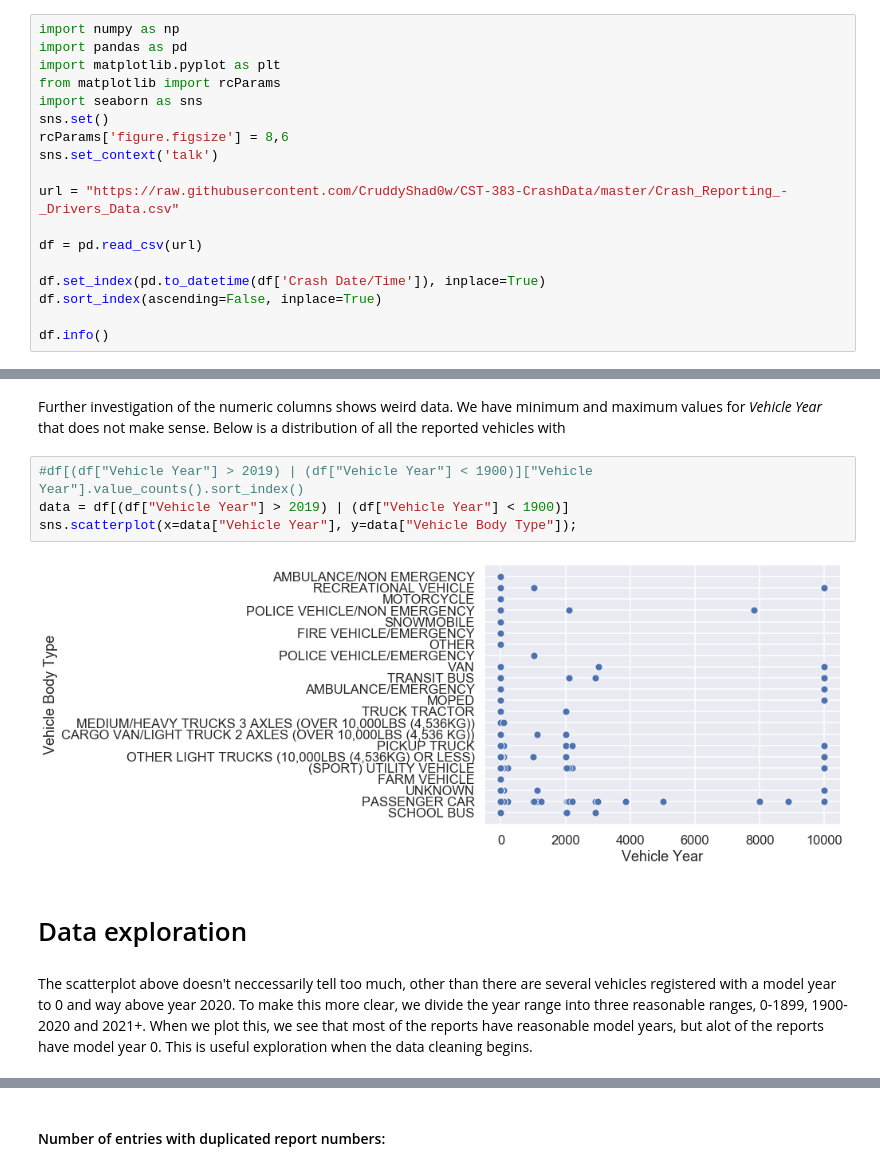
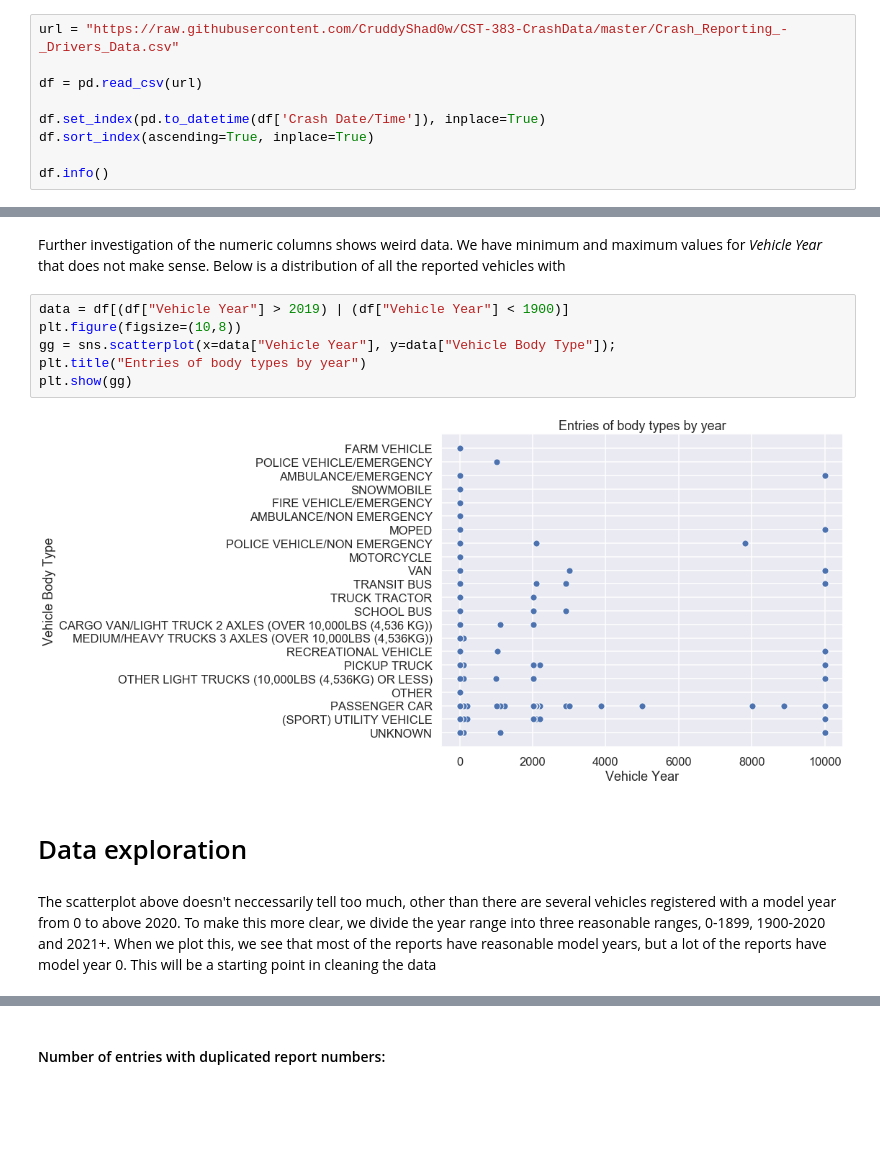
Before and after one commit to Certinax/cst383-data-science, a Jupyter notebook: Project1/Project1 - Crash Data Montgomery County, MD.ipynb, the cells around one changed output, grey strips where cells are left out. Saved outputs shown, nothing was run; the diff lists cells and outputs as text; blank space fills up the shorter version.

```diff
--- a/Project1/Project1 - Crash Data Montgomery County, MD.ipynb
+++ b/Project1/Project1 - Crash Data Montgomery County, MD.ipynb
@@ -59,19 +43,10 @@ $( document ).ready(code_toggle);
 # %%
-import numpy as np
-import pandas as pd
-import matplotlib.pyplot as plt
-from matplotlib import rcParams
-import seaborn as sns
-sns.set()
-rcParams['figure.figsize'] = 8,6
-sns.set_context('talk')
-
 url = "https://raw.githubusercontent.com/CruddyShad0w/CST-383-CrashData/master/Crash_Reporting_-_Drivers_Data.csv"
 
 df = pd.read_csv(url)
 
 df.set_index(pd.to_datetime(df['Crash Date/Time']), inplace=True)
-df.sort_index(ascending=False, inplace=True)
+df.sort_index(ascending=True, inplace=True)
 
 df.info()
 # %% [output]
@@ -123,12 +96,14 @@ df.describe().round()
 # %% [markdown]
 Further investigation of the numeric columns shows weird data. We have minimum and maximum values for *Vehicle Year* that does not make sense. Below is a distribution of all the reported vehicles with
 # %%
-#df[(df["Vehicle Year"] > 2019) | (df["Vehicle Year"] < 1900)]["Vehicle Year"].value_counts().sort_index()
 data = df[(df["Vehicle Year"] > 2019) | (df["Vehicle Year"] < 1900)]
-sns.scatterplot(x=data["Vehicle Year"], y=data["Vehicle Body Type"]);
+plt.figure(figsize=(10,8))
+gg = sns.scatterplot(x=data["Vehicle Year"], y=data["Vehicle Body Type"]);
+plt.title("Entries of body types by year")
+plt.show(gg)
 # %% [output]
-[figure, old version]
+[figure, new version]
 # %% [markdown]
 # Data exploration
 # %% [markdown]
-The scatterplot above doesn't neccessarily tell too much, other than there are several vehicles registered with a model year to 0 and way above year 2020. To make this more clear, we divide the year range into three reasonable ranges, 0-1899, 1900-2020 and 2021+. When we plot this, we see that most of the reports have reasonable model years, but alot of the reports have model year 0. This is useful exploration when the data cleaning begins.
+The scatterplot above doesn't neccessarily tell too much, other than there are several vehicles registered with a model year from 0 to above 2020. To make this more clear, we divide the year range into three reasonable ranges, 0-1899, 1900-2020 and 2021+. When we plot this, we see that most of the reports have reasonable model years, but a lot of the reports have model year 0. This will be a starting point in cleaning the data
```
Also changed, not shown: parts of 58 cells of this notebook, 12 other files.
